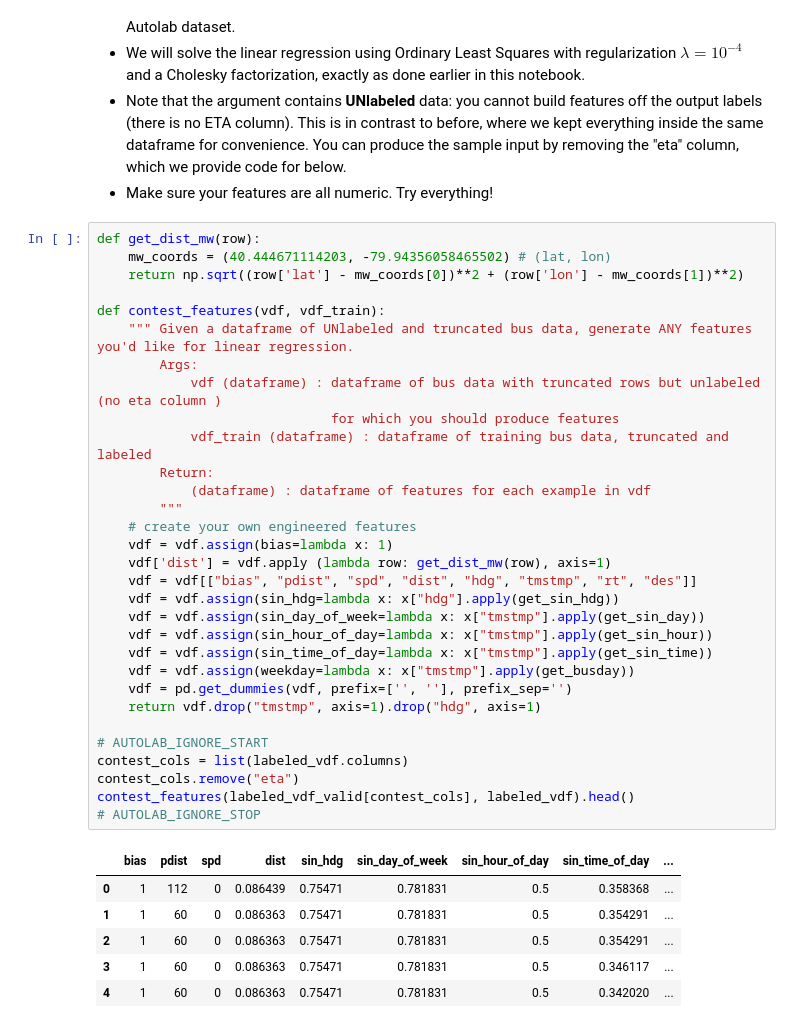
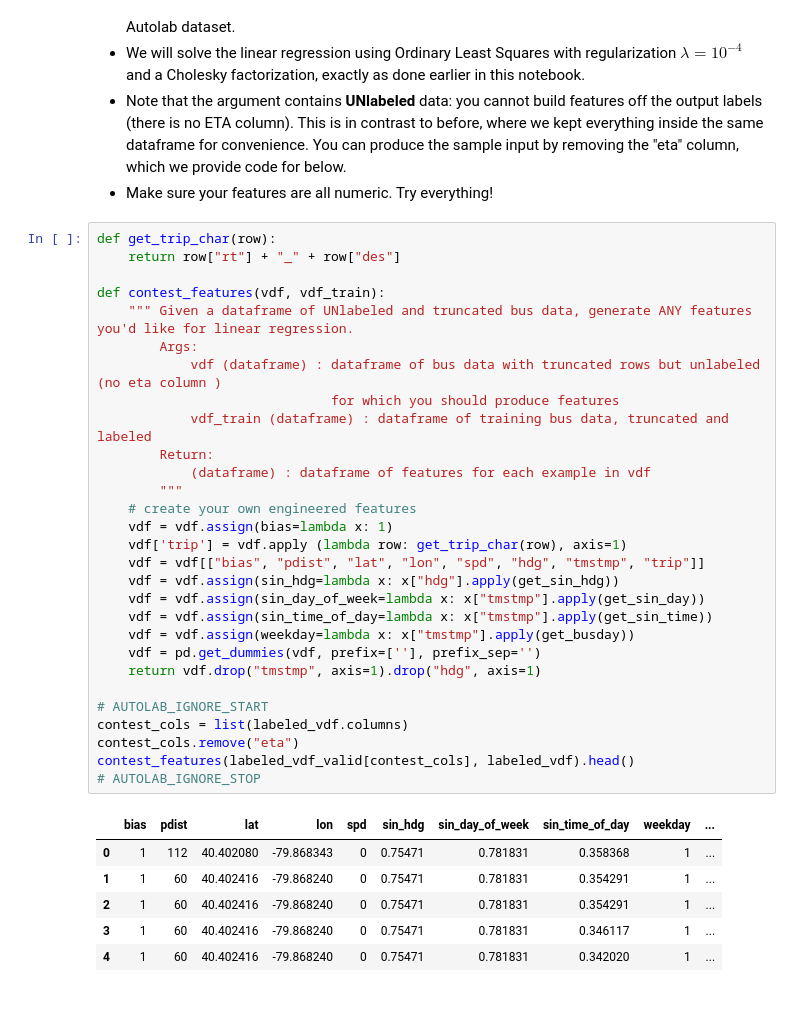
Before and after one commit to yunfanye/15688-project3, a Jupyter notebook: linear_regression.ipynb, the cells around one changed output. Saved outputs shown, nothing was run; the diff lists cells and outputs as text.

```diff
--- a/linear_regression.ipynb
+++ b/linear_regression.ipynb
@@ -447,40 +465,38 @@ The top scoring students will receive a bonus of 5 points.
 * Note that the argument contains **UNlabeled** data: you cannot build features off the output labels (there is no ETA column). This is in contrast to before, where we kept everything inside the same dataframe for convenience. You can produce the sample input by removing the "eta" column, which we provide code for below.
 * Make sure your features are all numeric. Try everything!
 # %%
-def get_dist_mw(row):
-    mw_coords = (40.444671114203, -79.94356058465502) # (lat, lon)
-    return np.sqrt((row['lat'] - mw_coords[0])**2 + (row['lon'] - mw_coords[1])**2)
+def get_trip_char(row):
+    return row["rt"] + "_" + row["des"]
 
 def contest_features(vdf, vdf_train):
     """ Given a dataframe of UNlabeled and truncated bus data, generate ANY features you'd like for linear regression.
         Args:
             vdf (dataframe) : dataframe of bus data with truncated rows but unlabeled (no eta column )
                               for which you should produce features
             vdf_train (dataframe) : dataframe of training bus data, truncated and labeled
         Return:
             (dataframe) : dataframe of features for each example in vdf
         """
     # create your own engineered features
     vdf = vdf.assign(bias=lambda x: 1)
-    vdf['dist'] = vdf.apply (lambda row: get_dist_mw(row), axis=1)
-    vdf = vdf[["bias", "pdist", "spd", "dist", "hdg", "tmstmp", "rt", "des"]]
+    vdf['trip'] = vdf.apply (lambda row: get_trip_char(row), axis=1)
+    vdf = vdf[["bias", "pdist", "lat", "lon", "spd", "hdg", "tmstmp", "trip"]]
     vdf = vdf.assign(sin_hdg=lambda x: x["hdg"].apply(get_sin_hdg))
     vdf = vdf.assign(sin_day_of_week=lambda x: x["tmstmp"].apply(get_sin_day))
-    vdf = vdf.assign(sin_hour_of_day=lambda x: x["tmstmp"].apply(get_sin_hour))
     vdf = vdf.assign(sin_time_of_day=lambda x: x["tmstmp"].apply(get_sin_time))
     vdf = vdf.assign(weekday=lambda x: x["tmstmp"].apply(get_busday))
-    vdf = pd.get_dummies(vdf, prefix=['', ''], prefix_sep='')
+    vdf = pd.get_dummies(vdf, prefix=[''], prefix_sep='')
     return vdf.drop("tmstmp", axis=1).drop("hdg", axis=1)
 
 # AUTOLAB_IGNORE_START
 contest_cols = list(labeled_vdf.columns)
 contest_cols.remove("eta")
 contest_features(labeled_vdf_valid[contest_cols], labeled_vdf).head()
 # AUTOLAB_IGNORE_STOP
 # %% [output]
-|  | bias | pdist | spd | dist | sin_hdg | sin_day_of_week | sin_hour_of_day | sin_time_of_day | ... |
-| 0 | 1 | 112 | 0 | 0.086439 | 0.75471 | 0.781831 | 0.5 | 0.358368 | ... |
-| 1 | 1 | 60 | 0 | 0.086363 | 0.75471 | 0.781831 | 0.5 | 0.354291 | ... |
-| 2 | 1 | 60 | 0 | 0.086363 | 0.75471 | 0.781831 | 0.5 | 0.354291 | ... |
-| 3 | 1 | 60 | 0 | 0.086363 | 0.75471 | 0.781831 | 0.5 | 0.346117 | ... |
-| 4 | 1 | 60 | 0 | 0.086363 | 0.75471 | 0.781831 | 0.5 | 0.342020 | ... |
+|  | bias | pdist | lat | lon | spd | sin_hdg | sin_day_of_week | sin_time_of_day | weekday | ... |
+| 0 | 1 | 112 | 40.402080 | -79.868343 | 0 | 0.75471 | 0.781831 | 0.358368 | 1 | ... |
+| 1 | 1 | 60 | 40.402416 | -79.868240 | 0 | 0.75471 | 0.781831 | 0.354291 | 1 | ... |
+| 2 | 1 | 60 | 40.402416 | -79.868240 | 0 | 0.75471 | 0.781831 | 0.354291 | 1 | ... |
+| 3 | 1 | 60 | 40.402416 | -79.868240 | 0 | 0.75471 | 0.781831 | 0.346117 | 1 | ... |
+| 4 | 1 | 60 | 40.402416 | -79.868240 | 0 | 0.75471 | 0.781831 | 0.342020 | 1 | ... |
```
Also changed, not shown: parts of 1 cell of this notebook.
